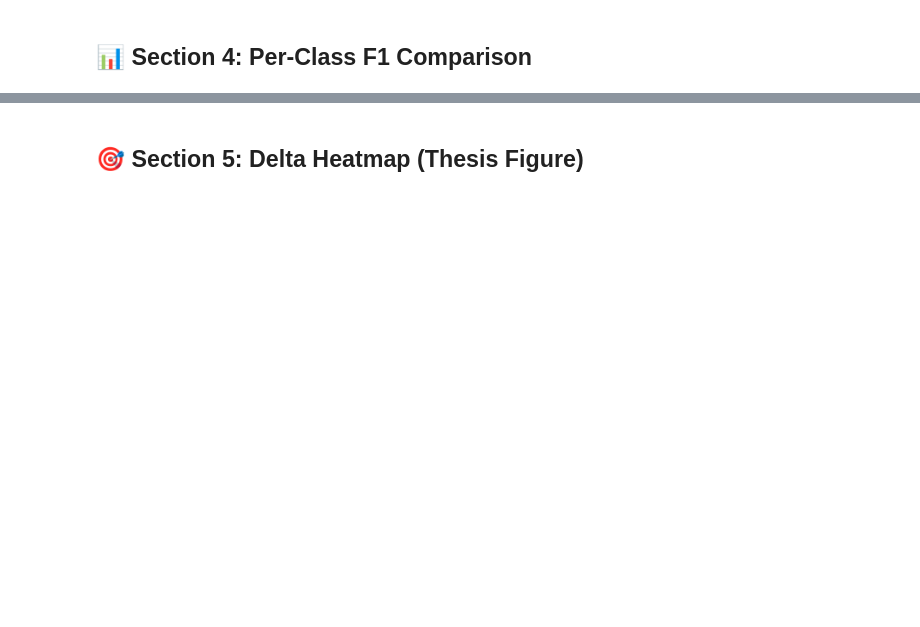
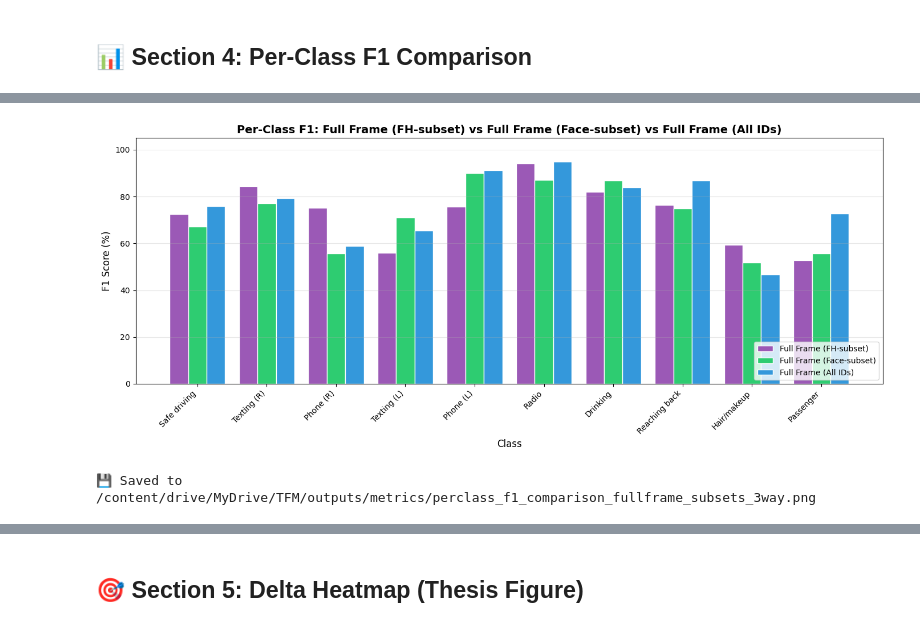
Before and after one commit to ClaudiaCPach/CNNs-distracted-driving, a Jupyter notebook: notebooks/04_modality_analysis.ipynb, the cells around one changed output, grey strips where cells are left out. Cells and saved outputs as stored; diff of their text form; code cells hidden in the pictures; blank space fills up the shorter version.

Commit message:
Updated figures in modality, gradcam, and data preparation notebooks.

```diff
--- a/notebooks/04_modality_analysis.ipynb
+++ b/notebooks/04_modality_analysis.ipynb
@@ -344,3 +906,71 @@ print(f"💾 Saved to {out_path}")
+# %%
+import matplotlib.pyplot as plt
+import numpy as np
+from pathlib import Path
+
+fig, ax = plt.subplots(figsize=(14, 6))
+x = np.arange(10)
+
+# ✅ The three full-frame variants you want to compare
+selected_order = ["Ctrl-FHSub", "Ctrl-FaceSub", "Full Frame"]
+
+colors = {
+    "Ctrl-FHSub":   "#9B59B6",
+    "Ctrl-FaceSub": "#2ECC71",
+    "Full Frame":   "#3498DB",
+}
+
+display_labels = {
+    "Ctrl-FHSub":   "Full Frame (FH-subset)",
+    "Ctrl-FaceSub": "Full Frame (Face-subset)",
+    "Full Frame":   "Full Frame (All IDs)",
+}
+
+n_models = len(selected_order)
+width = 0.8 / n_models
+offset = -width * (n_models - 1) / 2
+
+for mod_name in selected_order:
+    mod_data = modalities.get(mod_name, None)
+    if mod_data is None:
+        raise KeyError(
+            f"Missing modalities['{mod_name}'] — available keys: {list(modalities.keys())}"
+        )
+
+    f1_scores = np.array(mod_data["per_class_f1"]) * 100
+
+    ax.bar(
+        x + offset,
+        f1_scores,
+        width,
+        label=display_labels.get(mod_name, mod_name),
+        color=colors.get(mod_name, "gray"),
+        edgecolor="white"
+    )
+    offset += width
+
+ax.set_xlabel("Class", fontsize=12)
+ax.set_ylabel("F1 Score (%)", fontsize=12)
+ax.set_title(
+    "Per-Class F1: Full Frame (FH-subset) vs Full Frame (Face-subset) vs Full Frame (All IDs)",
+    fontsize=14,
+    fontweight="bold"
+)
+
+ax.set_xticks(x)
+ax.set_xticklabels([CLASS_NAMES.get(c, f"c{c}") for c in range(10)], rotation=45, ha="right")
+ax.legend(loc="lower right")
+ax.set_ylim(0, 105)
+ax.grid(axis="y", alpha=0.3)
+
+plt.tight_layout()
+out_path = Path(OUT_ROOT) / "metrics" / "perclass_f1_comparison_fullframe_subsets_3way.png"
+plt.savefig(out_path, dpi=150, bbox_inches="tight")
+plt.show()
+print(f"💾 Saved to {out_path}")
+# %% [output]
+[figure, added]
+💾 Saved to /content/drive/MyDrive/TFM/outputs/metrics/perclass_f1_comparison_fullframe_subsets_3way.png
 # %%
 # Option A: Paired per-class F1 plots (ROI vs matched full-frame control)
 import matplotlib.pyplot as plt
```
Also changed, not shown: parts of 24 cells of this notebook, 3 other files.
